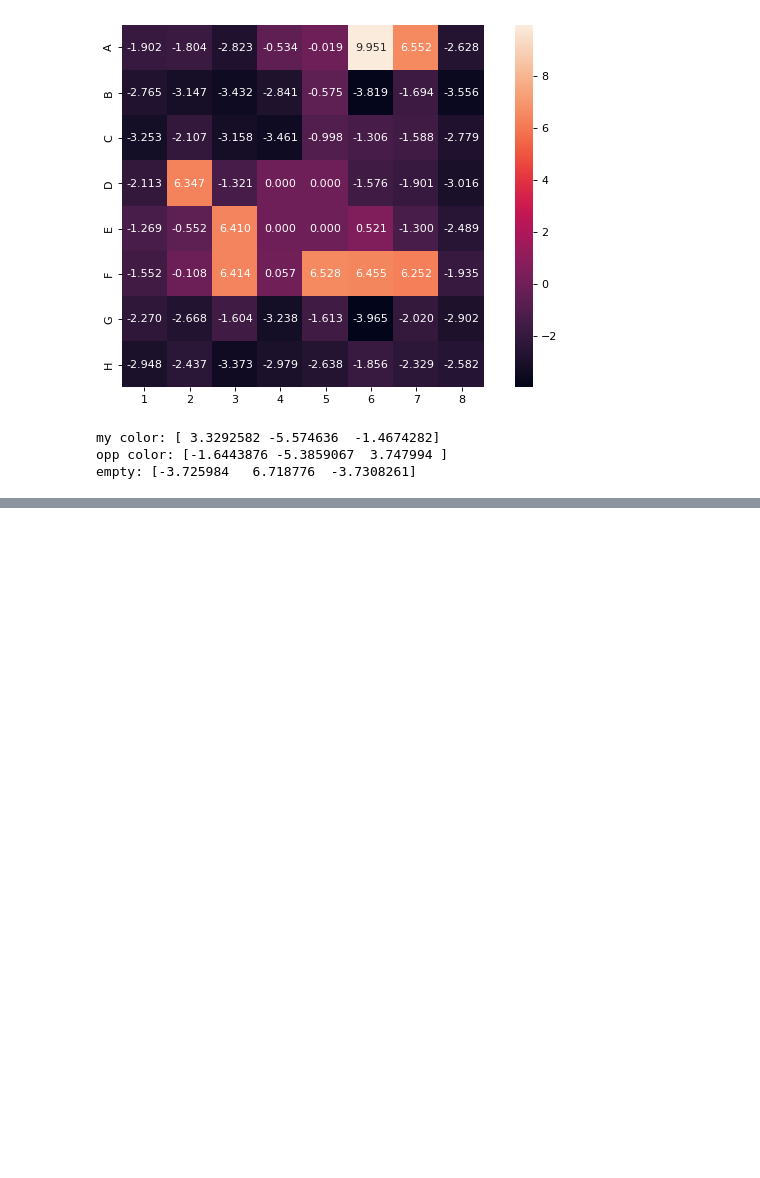
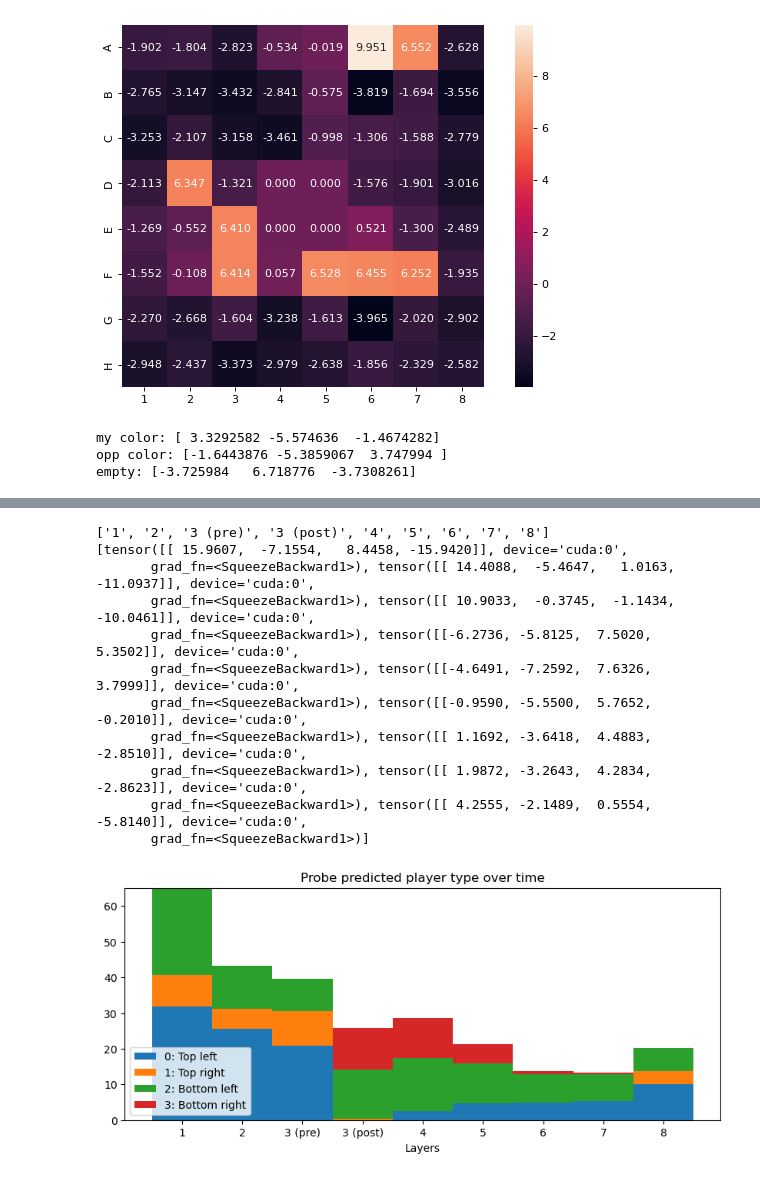
Before and after one commit to icemoon97/othello_world, a Jupyter notebook: probing_playertype.ipynb, the cells around one changed output, grey strips where cells are left out. Drawn from its saved outputs; the diff is of its cells as text; code cells hidden in the pictures; blank space fills up the shorter version.

```diff
--- a/probing_playertype.ipynb
+++ b/probing_playertype.ipynb
@@ -962,0 +980,26 @@ fig = draw_heatmap_from_tokens(post_intv_pred, vmin=-5, vmax=10)
+# %%
+i_layer = intervene_layers[0]
+xticks = [str(x) for x in range(1, 9)]
+xticks.insert(i_layer, f"{i_layer} (post)")
+xticks.insert(i_layer, f"{i_layer} (pre)")
+xticks.remove(str(i_layer))
+print(xticks)
+
+# fig = probe_pred_stack_chart(player_probe_preds)
+print(player_probe_preds)
+lst = [x.detach().cpu().numpy().flatten() for x in player_probe_preds]
+lst = [x + max(0, -min(x)) for x in lst]
+fig = probe_pred_stack_chart(lst, legend_loc='lower left', xticks=xticks)
+# %% [output]
+['1', '2', '3 (pre)', '3 (post)', '4', '5', '6', '7', '8']
+[tensor([[ 15.9607,  -7.1554,   8.4458, -15.9420]], device='cuda:0',
+       grad_fn=<SqueezeBackward1>), tensor([[ 14.4088,  -5.4647,   1.0163, -11.0937]], device='cuda:0',
+       grad_fn=<SqueezeBackward1>), tensor([[ 10.9033,  -0.3745,  -1.1434, -10.0461]], device='cuda:0',
+       grad_fn=<SqueezeBackward1>), tensor([[-6.2736, -5.8125,  7.5020,  5.3502]], device='cuda:0',
+       grad_fn=<SqueezeBackward1>), tensor([[-4.6491, -7.2592,  7.6326,  3.7999]], device='cuda:0',
+       grad_fn=<SqueezeBackward1>), tensor([[-0.9590, -5.5500,  5.7652, -0.2010]], device='cuda:0',
+       grad_fn=<SqueezeBackward1>), tensor([[ 1.1692, -3.6418,  4.4883, -2.8510]], device='cuda:0',
+       grad_fn=<SqueezeBackward1>), tensor([[ 1.9872, -3.2643,  4.2834, -2.8623]], device='cuda:0',
+       grad_fn=<SqueezeBackward1>), tensor([[ 4.2555, -2.1489,  0.5554, -5.8140]], device='cuda:0',
+       grad_fn=<SqueezeBackward1>)]
+[figure, added]
```
Also changed, not shown: parts of 10 cells of this notebook, 1 other file.
